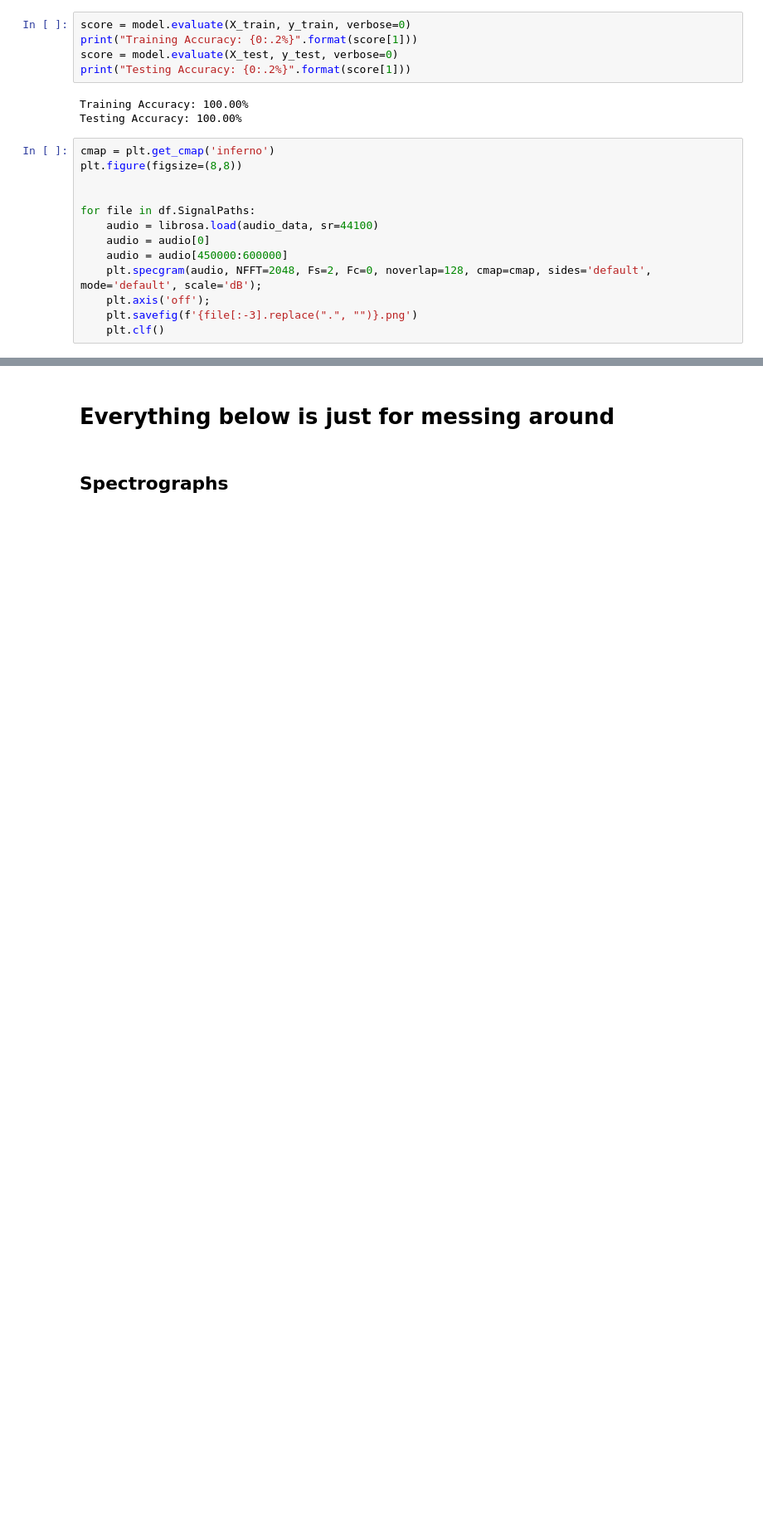
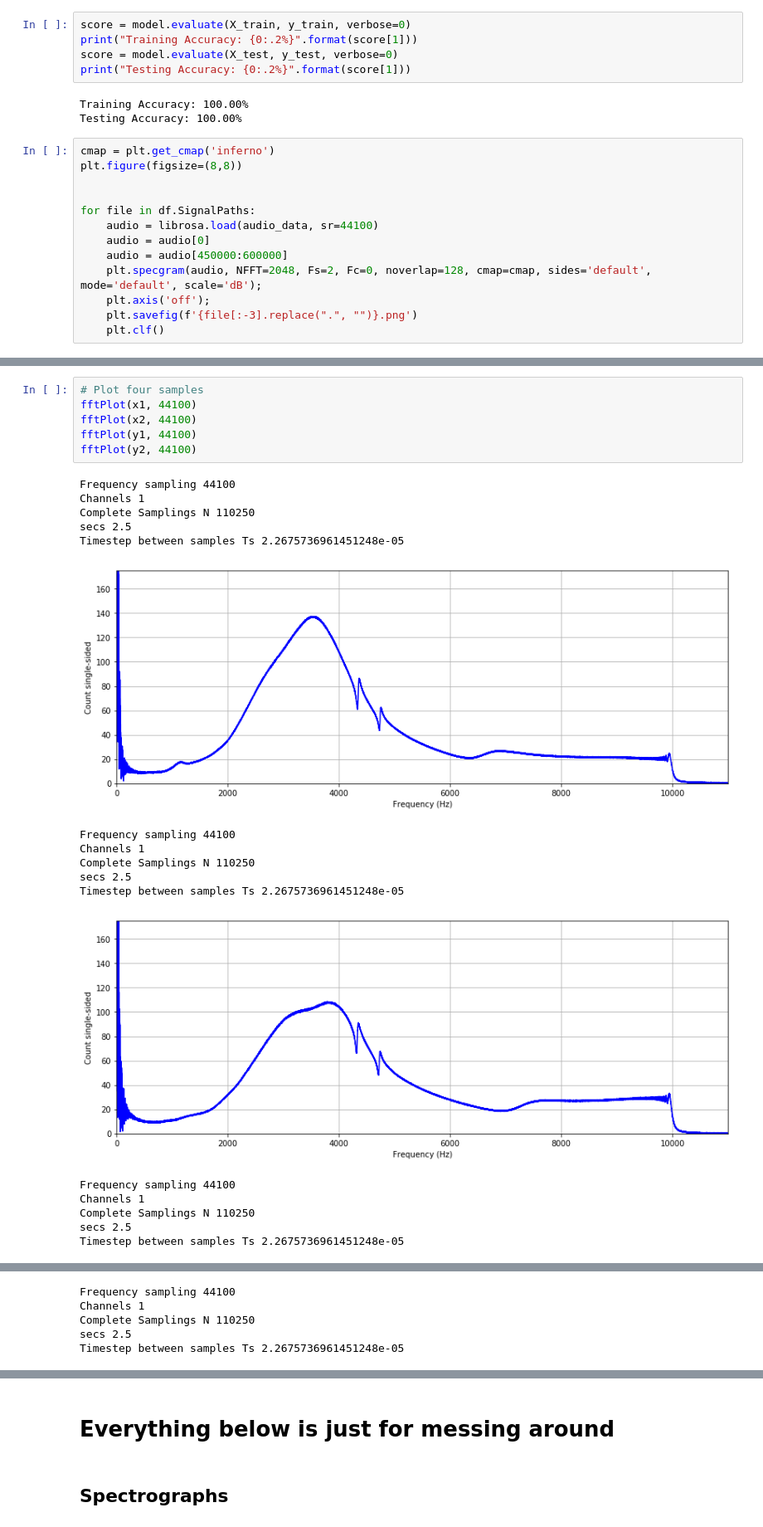
Before and after one commit to lynn84961/GIX_HealthEar, a Jupyter notebook: SignalProcesing/HealthEar Signal Processing Notebook.ipynb, the cells around one changed output, grey strips where cells are left out. Shown at 83% size. Cells and saved outputs as stored; diff of their text form; blank space fills up the shorter version.

```diff
--- a/SignalProcesing/HealthEar Signal Processing Notebook.ipynb
+++ b/SignalProcesing/HealthEar Signal Processing Notebook.ipynb
@@ -494,0 +554,24 @@ for file in df.SignalPaths:
+# %%
+# Plot four samples
+fftPlot(x1, 44100)
+fftPlot(x2, 44100)
+fftPlot(y1, 44100)
+fftPlot(y2, 44100)
+# %% [output]
+Frequency sampling 44100
+Channels 1
+Complete Samplings N 110250
+secs 2.5
+Timestep between samples Ts 2.2675736961451248e-05
+[figure, added]
+Frequency sampling 44100
+Channels 1
+Complete Samplings N 110250
+secs 2.5
+Timestep between samples Ts 2.2675736961451248e-05
+[figure, added]
+Frequency sampling 44100
+Channels 1
+Complete Samplings N 110250
+secs 2.5
+Timestep between samples Ts 2.2675736961451248e-05
@@ -494,0 +579,5 @@ for file in df.SignalPaths:
+Frequency sampling 44100
+Channels 1
+Complete Samplings N 110250
+secs 2.5
+Timestep between samples Ts 2.2675736961451248e-05
```
Also changed, not shown: parts of 24 cells of this notebook, 49 other files.
